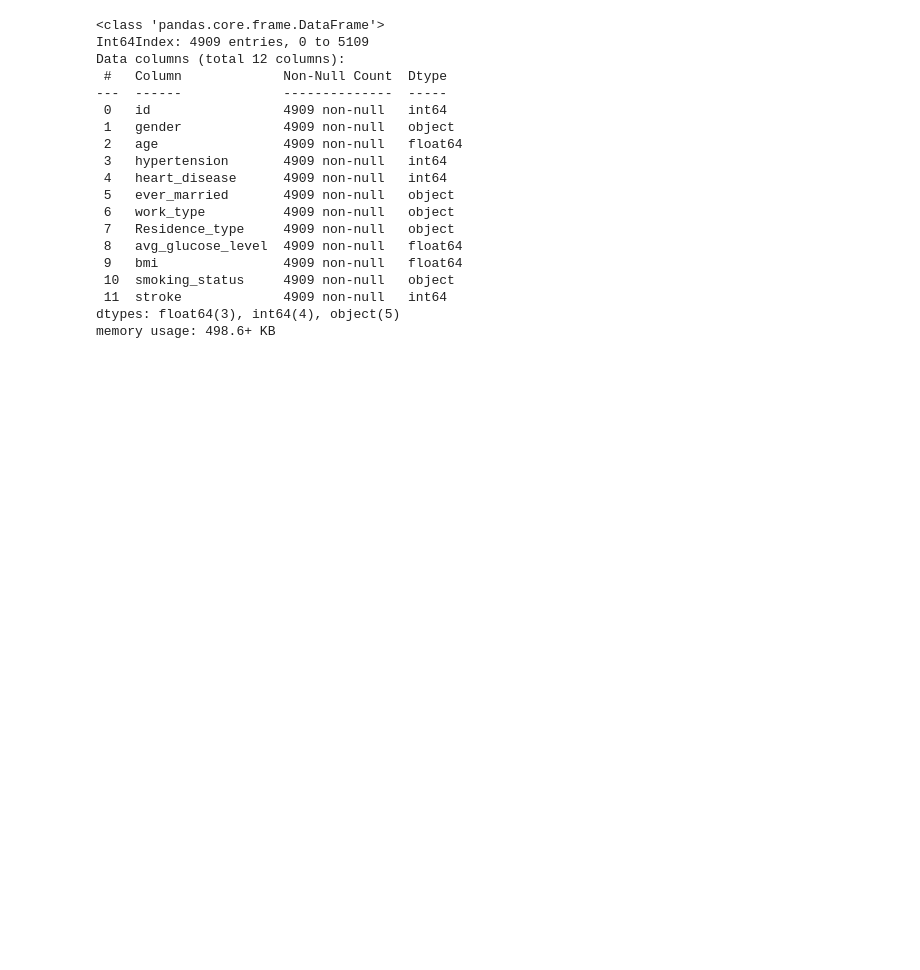
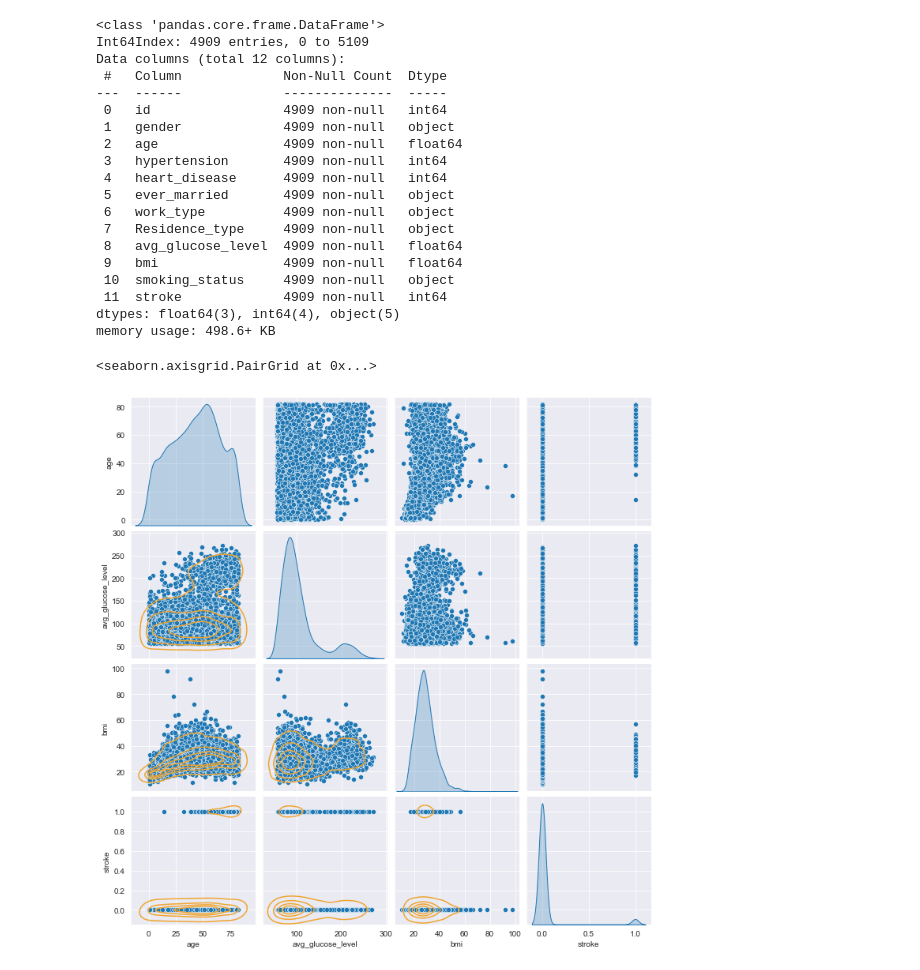
Before and after one commit to andresblnc/stroke_ml_prob, a Jupyter notebook: main.ipynb, the cells around one changed output. Drawn from its saved outputs; the diff is of its cells as text; code cells hidden in the pictures; blank space fills up the shorter version.

```diff
--- a/main.ipynb
+++ b/main.ipynb
@@ -61,3 +68,14 @@ Data columns (total 12 columns):
  11  stroke             4909 non-null   int64
 dtypes: float64(3), int64(4), object(5)
 memory usage: 498.6+ KB
+# %%
+atributos_num1 = data[['age', 'avg_glucose_level', 'bmi', 'stroke', 'gender']]
+atributos_num2 = data[['heart_disease', 'hypertension', 'stroke']]
+atributos_personales = data[["gender", "ever_married", "work_type", "Residence_type", "smoking_status"]]
+# %%
+sns.set_style("darkgrid")
+g = sns.pairplot(atributos_num1, diag_kind="kde")
+g.map_lower(sns.kdeplot, levels = 5, color = "#F0A531FF", )
+# %% [output]
+<seaborn.axisgrid.PairGrid at 0x...>
+[figure, added]
```
Also changed, not shown: parts of 12 cells of this notebook.
